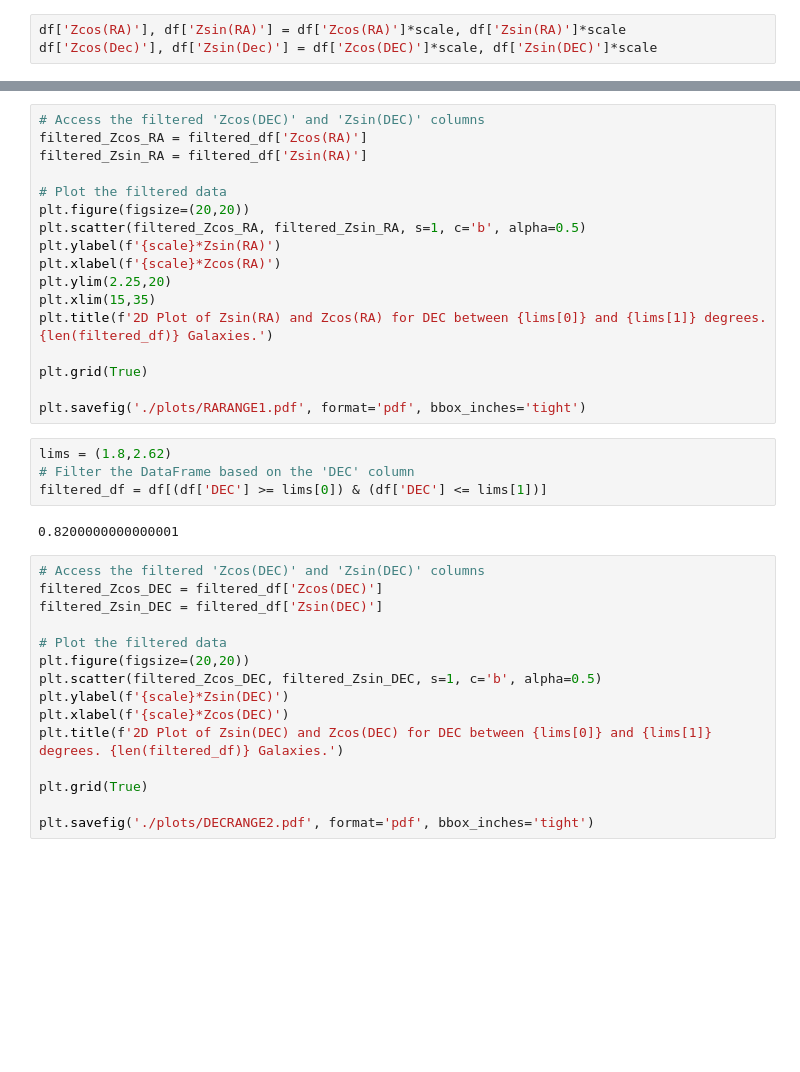
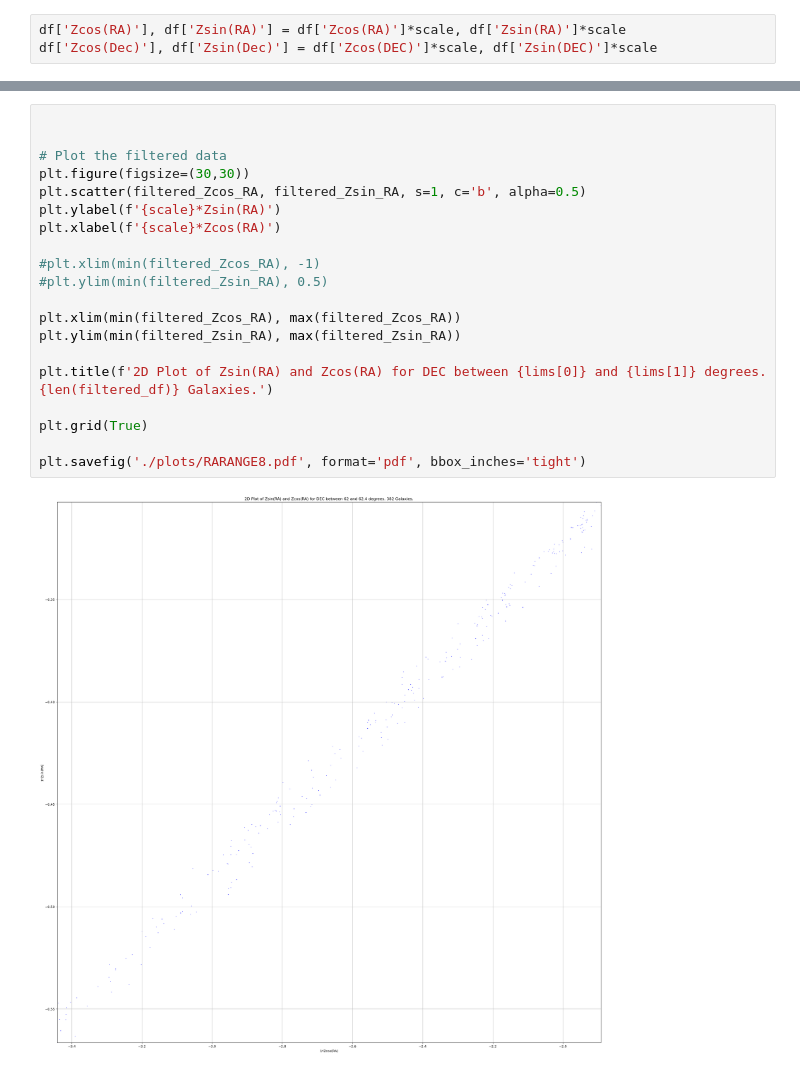
Before and after one commit to MuhammadArshad123/dark-energy-protocluster, a Jupyter notebook: plots.ipynb, the cells around one changed output, grey strips where cells are left out. Cells and saved outputs as stored; diff of their text form; blank space fills up the shorter version.

```diff
--- a/plots.ipynb
+++ b/plots.ipynb
@@ -59,38 +71,22 @@ plt.savefig('./plots/DECRANGE1.pdf', format='pdf', bbox_inches='tight')
 # %%
-# Access the filtered 'Zcos(DEC)' and 'Zsin(DEC)' columns
-filtered_Zcos_RA = filtered_df['Zcos(RA)']
-filtered_Zsin_RA = filtered_df['Zsin(RA)']
+
 
 # Plot the filtered data
-plt.figure(figsize=(20,20))
+plt.figure(figsize=(30,30))
 plt.scatter(filtered_Zcos_RA, filtered_Zsin_RA, s=1, c='b', alpha=0.5)
 plt.ylabel(f'{scale}*Zsin(RA)')
 plt.xlabel(f'{scale}*Zcos(RA)')
-plt.ylim(2.25,20)
-plt.xlim(15,35)
+
+#plt.xlim(min(filtered_Zcos_RA), -1)
+#plt.ylim(min(filtered_Zsin_RA), 0.5)
+
+plt.xlim(min(filtered_Zcos_RA), max(filtered_Zcos_RA))
+plt.ylim(min(filtered_Zsin_RA), max(filtered_Zsin_RA))
+
 plt.title(f'2D Plot of Zsin(RA) and Zcos(RA) for DEC between {lims[0]} and {lims[1]} degrees. {len(filtered_df)} Galaxies.')
 
 plt.grid(True)
 
-plt.savefig('./plots/RARANGE1.pdf', format='pdf', bbox_inches='tight')
+plt.savefig('./plots/RARANGE8.pdf', format='pdf', bbox_inches='tight')
+# %% [output]
+[figure, added]
-# %%
-lims = (1.8,2.62)
-# Filter the DataFrame based on the 'DEC' column
-filtered_df = df[(df['DEC'] >= lims[0]) & (df['DEC'] <= lims[1])]
-# %% [output]
-0.8200000000000001
-# %%
-# Access the filtered 'Zcos(DEC)' and 'Zsin(DEC)' columns
-filtered_Zcos_DEC = filtered_df['Zcos(DEC)']
-filtered_Zsin_DEC = filtered_df['Zsin(DEC)']
-
-# Plot the filtered data
-plt.figure(figsize=(20,20))
-plt.scatter(filtered_Zcos_DEC, filtered_Zsin_DEC, s=1, c='b', alpha=0.5)
-plt.ylabel(f'{scale}*Zsin(DEC)')
-plt.xlabel(f'{scale}*Zcos(DEC)')
-plt.title(f'2D Plot of Zsin(DEC) and Zcos(DEC) for DEC between {lims[0]} and {lims[1]} degrees. {len(filtered_df)} Galaxies.')
-
-plt.grid(True)
-
-plt.savefig('./plots/DECRANGE2.pdf', format='pdf', bbox_inches='tight')
```
Also changed, not shown: parts of 6 cells of this notebook, 18 other files.
